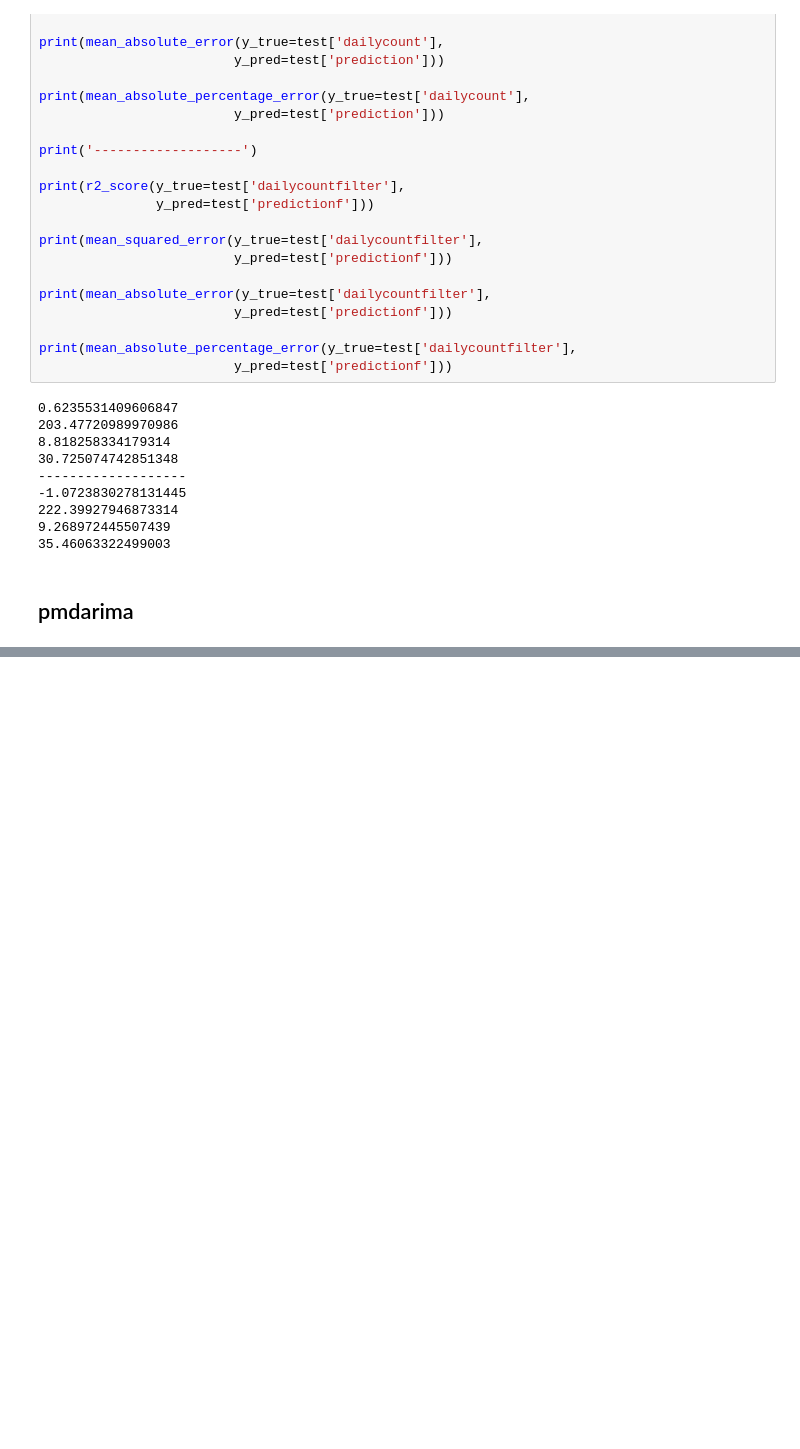
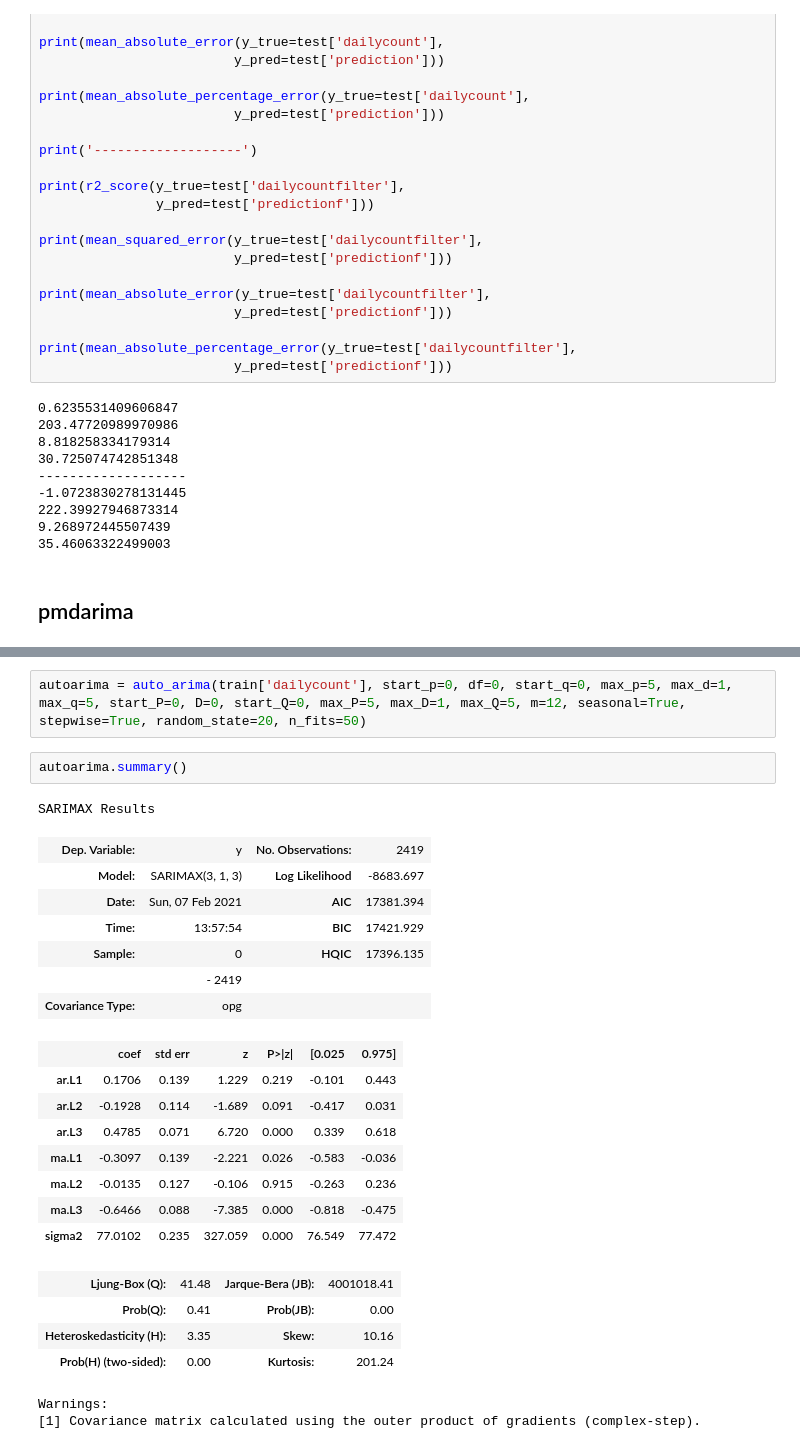
Before and after one commit to Moses-Lin/projectzomboidtimeseries, a Jupyter notebook: Time Series.ipynb, the cells around one changed output, grey strips where cells are left out. Drawn from its saved outputs; the diff is of its cells as text; blank space fills up the shorter version.

```diff
--- a/Time Series.ipynb
+++ b/Time Series.ipynb
@@ -857,0 +878,27 @@ print(mean_absolute_percentage_error(y_true=test['dailycountfilter'],
+# %%
+autoarima = auto_arima(train['dailycount'], start_p=0, df=0, start_q=0, max_p=5, max_d=1, max_q=5, start_P=0, D=0, start_Q=0, max_P=5, max_D=1, max_Q=5, m=12, seasonal=True, stepwise=True, random_state=20, n_fits=50)
+# %%
+autoarima.summary()
+# %% [output]
+SARIMAX Results
+| Dep. Variable: | y | No. Observations: | 2419 |
+| Model: | SARIMAX(3, 1, 3) | Log Likelihood | -8683.697 |
+| Date: | Sun, 07 Feb 2021 | AIC | 17381.394 |
+| Time: | 13:57:54 | BIC | 17421.929 |
+| Sample: | 0 | HQIC | 17396.135 |
+|  | - 2419 |  |  |
+| Covariance Type: | opg |  |  |
+|  | coef | std err | z | P>|z| | [0.025 | 0.975] |
+| ar.L1 | 0.1706 | 0.139 | 1.229 | 0.219 | -0.101 | 0.443 |
+| ar.L2 | -0.1928 | 0.114 | -1.689 | 0.091 | -0.417 | 0.031 |
+| ar.L3 | 0.4785 | 0.071 | 6.720 | 0.000 | 0.339 | 0.618 |
+| ma.L1 | -0.3097 | 0.139 | -2.221 | 0.026 | -0.583 | -0.036 |
+| ma.L2 | -0.0135 | 0.127 | -0.106 | 0.915 | -0.263 | 0.236 |
+| ma.L3 | -0.6466 | 0.088 | -7.385 | 0.000 | -0.818 | -0.475 |
+| sigma2 | 77.0102 | 0.235 | 327.059 | 0.000 | 76.549 | 77.472 |
+| Ljung-Box (Q): | 41.48 | Jarque-Bera (JB): | 4001018.41 |
+| Prob(Q): | 0.41 | Prob(JB): | 0.00 |
+| Heteroskedasticity (H): | 3.35 | Skew: | 10.16 |
+| Prob(H) (two-sided): | 0.00 | Kurtosis: | 201.24 |
+Warnings:
+[1] Covariance matrix calculated using the outer product of gradients (complex-step).
```
Also changed, not shown: parts of 5 cells of this notebook.
